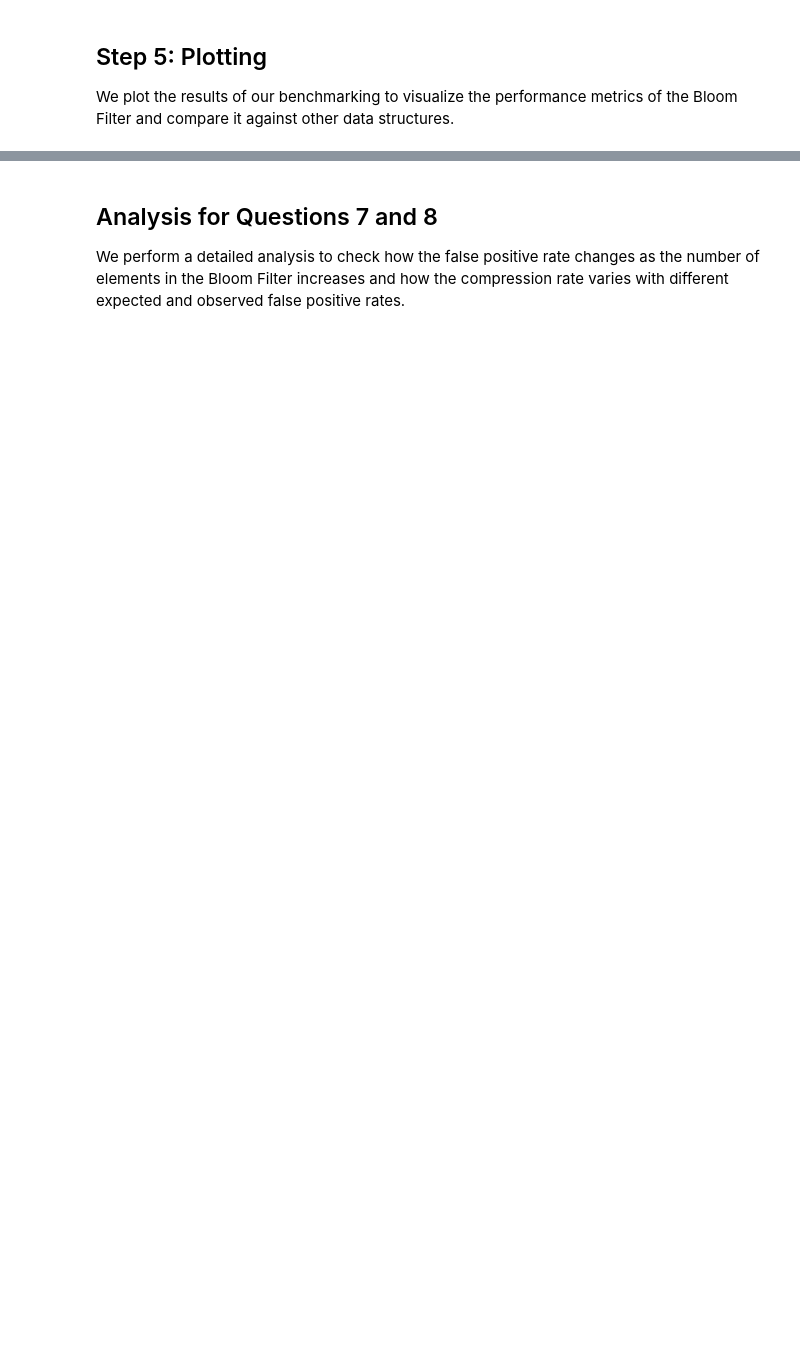
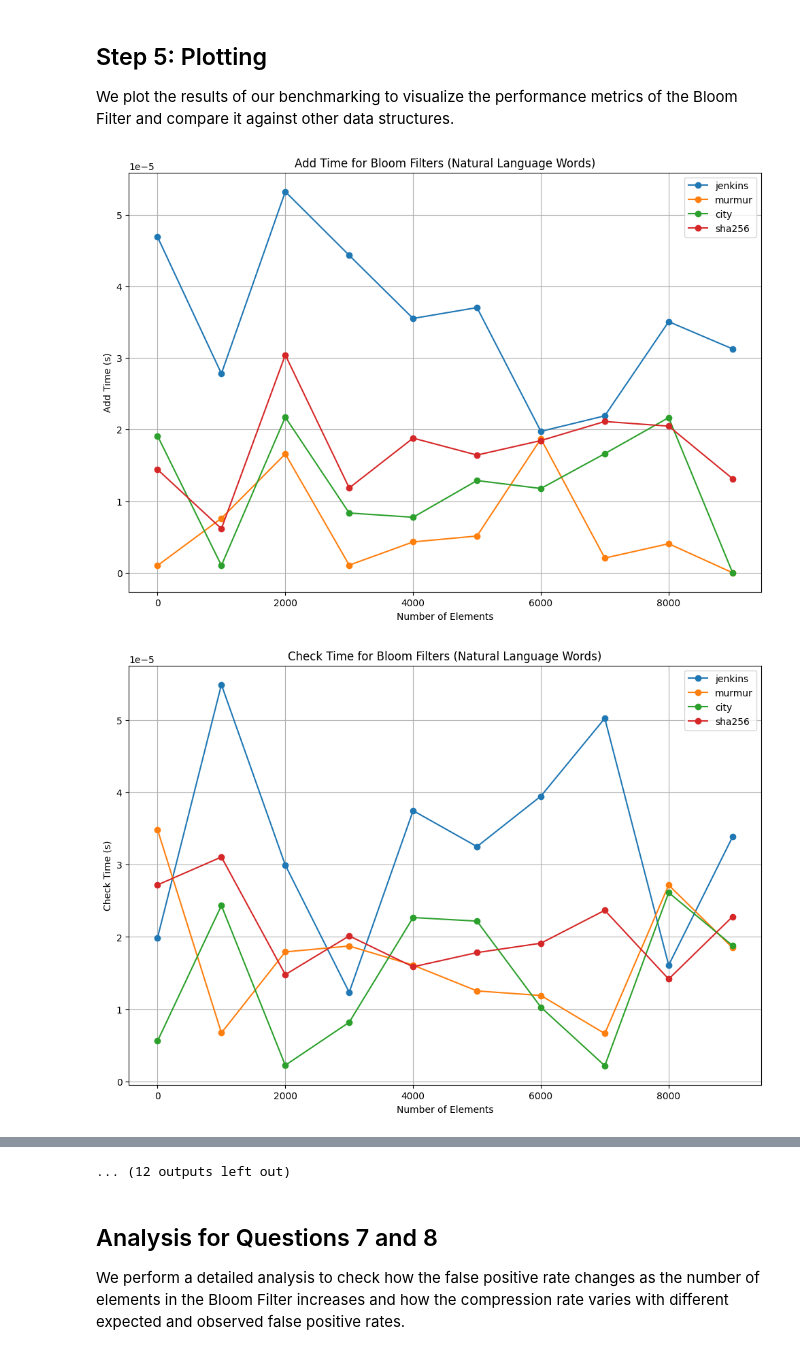
Before and after one commit to GuarraciPower/CoDS, a Jupyter notebook: BloomFilter.ipynb, the cells around one changed output, grey strips where cells are left out. Drawn from its saved outputs; the diff is of its cells as text; code cells hidden in the pictures; blank space fills up the shorter version.

Commit message:
Update dependencies of BloomFilter.ipynb
Make it display the plots

```diff
--- a/BloomFilter.ipynb
+++ b/BloomFilter.ipynb
@@ -243,7 +294,11 @@ if __name__ == "__main__":
 
 We benchmark the performance of the Bloom Filter by comparing it with other data structures such as linear search, BST, and AVL tree. We measure metrics like add time, search time, and memory usage.
 # %%
-# Benchmarking Bloom Filter
+import json
+import time
+import psutil
+import random
+import string
 
 def load_data(file_path):
     with open(file_path, "r") as file:
@@ -345,7 +400,7 @@ def search_bst(root, value):
         return root
     if value < root.value:
         return search_bst(root.left, value)
-    return search_bst(root.right)
+    return search_bst(root.right, value)
 
 def benchmark_bst(data):
     random.shuffle(data)  # Randomize the data before insertion
@@ -440,7 +495,7 @@ def search_avl(root, key):
         return root
     if key < root.key:
         return search_avl(root.left, key)
-    return search_avl(root.right)
+    return search_avl(root.right, key)
 
 def benchmark_avl_tree(data):
     random.shuffle(data)  # Randomize the data before insertion
@@ -468,9 +523,9 @@ def benchmark_avl_tree(data):
     }
 
 if __name__ == "__main__":
-    capacity = 10000
+    capacity = 10 ** 4
     error_rate = 0.01
-    num_elements = 10000
+    num_elements = 10 ** 4
 
     data_files = {
         "Natural Language Words": "data/natural_language_words.txt",
@@ -489,12 +544,9 @@ if __name__ == "__main__":
             "bst": benchmark_bst(data),
             "avl_tree": benchmark_avl_tree(data)
         }
-        print(
-            f"Benchmarking Bloom Filter with {data_type} (capacity {capacity}, error rate {error_rate}, {num_elements} elements)."
-        )
+        print(f"Benchmarking Bloom Filter with {data_type} (capacity {capacity}, error rate {error_rate}, {num_elements} elements).")
         for hash_function in ['jenkins', 'murmur', 'city', 'sha256']:
-            results[data_type]["bloom_filter"][hash_function] = benchmark_bloom_filter(
-                data, capacity, error_rate, hash_function)
+            results[data_type]["bloom_filter"][hash_function] = benchmark_bloom_filter(data, capacity, error_rate, hash_function)
 
     os.makedirs("results", exist_ok=True)
     with open("results/benchmark_results.json", "w") as file:
@@ -506,7 +564,11 @@ if __name__ == "__main__":
 
 We plot the results of our benchmarking to visualize the performance metrics of the Bloom Filter and compare it against other data structures.
 # %%
-# Plotting Results
+import json
+import matplotlib.pyplot as plt
+import numpy as np
+
+GROUP_SIZE = 1000  # Define the group size for averaging
 
 def plot_bloom_filter_metrics(results, data_type, metric, y_label):
     grouped_data = {}
@@ -528,7 +590,7 @@ def plot_bloom_filter_metrics(results, data_type, metric, y_label):
     plt.legend()
     plt.grid(True)
     plt.savefig(f"results/{data_type}_bloom_filter_{metric}.png")
-    plt.close()
+    plt.show()
 
 def plot_algorithm_metrics(results, data_type, metric, y_label):
     grouped_data = {
@@ -551,7 +613,7 @@ def plot_algorithm_metrics(results, data_type, metric, y_label):
     plt.legend()
     plt.grid(True)
     plt.savefig(f"results/{data_type}_algorithms_{metric}.png")
-    plt.close()
+    plt.show()
 
 def plot_false_positive_prob(results):
     for data_type in results:
@@ -564,31 +626,34 @@ def plot_false_positive_prob(results):
         plt.figure(figsize=(12, 8))
 
         for label, groups in grouped_data.items():
             mean_values = [np.mean(group) for group in groups]
             x_positions = range(0, len(mean_values) * GROUP_SIZE, GROUP_SIZE)
 
             plt.plot(x_positions, mean_values, marker='o', linestyle='-', label=label)
 
         plt.title(f"False Positive Probability (FPP) in Relation to Number of Elements Added ({data_type})")
         plt.xlabel("Number of Elements Added")
         plt.ylabel("False Positive Probability (FPP)")
         plt.legend()
         plt.grid(True)
         plt.savefig(f"results/false_positive_prob_elements_{data_type}.png")
-        plt.close()
+        plt.show()
 
 def main():
     with open("results/benchmark_results.json", "r") as file:
         results = json.load(file)
 
     for data_type in results:
         plot_bloom_filter_metrics(results, data_type, "add_time", "Add Time (s)")
         plot_bloom_filter_metrics(results, data_type, "check_time", "Check Time (s)")
         plot_bloom_filter_metrics(results, data_type, "false_positive_rate", "False Positive Rate")
         plot_algorithm_metrics(results, data_type, "add_time", "Add Time (s)")
         plot_algorithm_metrics(results, data_type, "search_time", "Search Time (s)")
 
     plot_false_positive_prob(results)
 
 if __name__ == "__main__":
     main()
+# %% [output]
+[figure, added]
+[figure, added]
@@ -595,3 +670,4 @@ if __name__ == "__main__":
+... (12 outputs left out)
 # %% [markdown]
 ## Analysis for Questions 7 and 8
 
```
Also changed, not shown: parts of 4 cells of this notebook.
